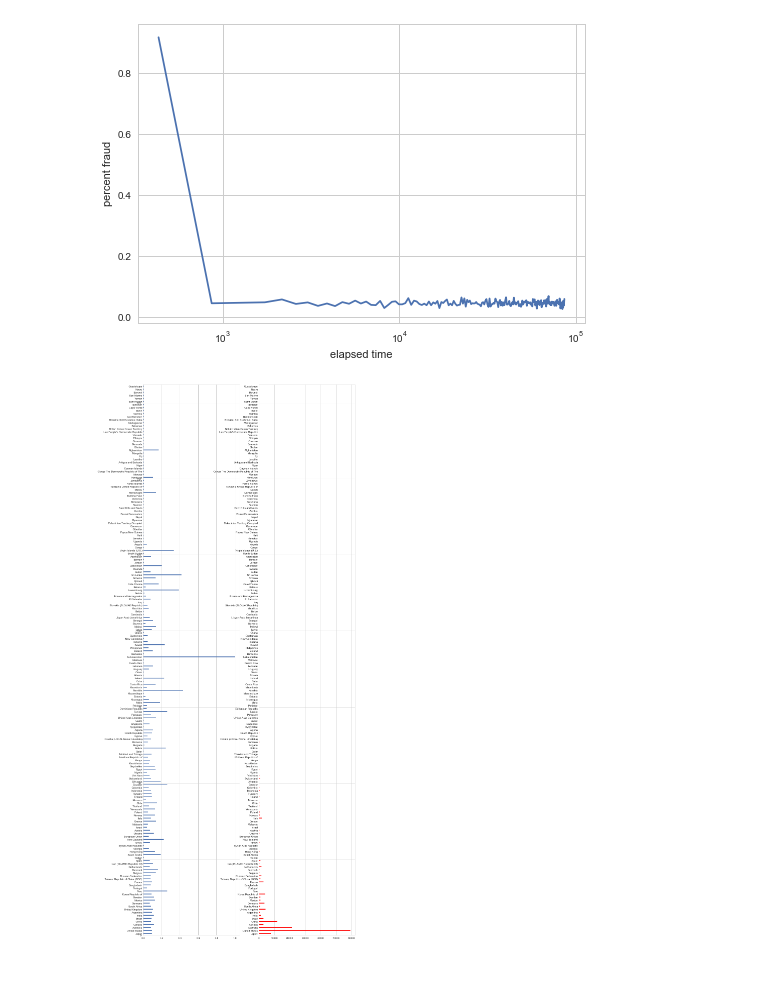
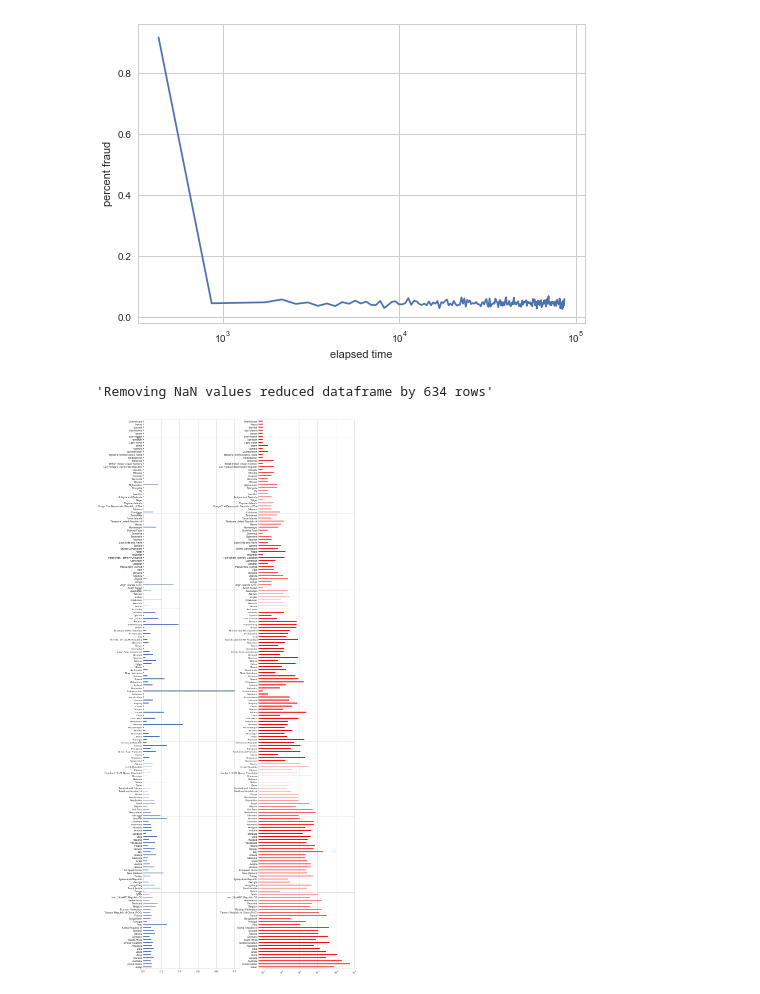
Before and after one commit to chaseWilliams/fraud_identification, a Jupyter notebook: fraud.ipynb, the cells around one changed output. Cells and saved outputs as stored; diff of their text form; code cells hidden in the pictures.

```diff
--- a/fraud.ipynb
+++ b/fraud.ipynb
@@ -169,34 +169,39 @@ def is_not_nan(val):
         return not math.isnan(val)
     return True
 v_isnan = np.vectorize(is_not_nan)
+initial_length = fraud_df.shape[0]
 fraud_df = fraud_df[v_isnan(fraud_df['country'])]
+'Removing NaN values reduced dataframe by {0} rows'.format(initial_length - fraud_df.shape[0])
+# %% [output]
+'Removing NaN values reduced dataframe by 634 rows'
 # %%
 countries = fraud_df['country'].unique()
 
 pos = np.arange(len(countries)) + 0.5
 height = 40 / len(countries)
 
 averages = []
 counts = []
 for country in countries:
     avg = fraud_df[fraud_df['country'] == country]['class'].mean()
     count = fraud_df[fraud_df['country'] == country].shape[0]
     if avg == 0: avg = 0.01
     averages.append(avg)
     counts.append(count)
 
 fig, (ax1, ax2) = plt.subplots(ncols=2, sharey=True, figsize=(15, 40))
 # first plot
 
 ax1.barh(pos, averages, height=height)
 ax1.set_yticks(pos, minor=True)
 ax1.set_yticklabels(countries, minor=True)
 ax1.set_ylim(min(pos) - 0.5, max(pos) + 0.5)
 
 # second plot
 ax2.barh(pos, counts, height=height, color='r')
 ax2.set_ylim(min(pos) - 0.5, max(pos) + 0.5)
+ax2.set_xscale('log')
 
 plt.show()
 # %% [output]
-[figure, old version]
+[figure, new version]
```
Also changed, not shown: parts of 12 cells of this notebook, 1 other file.
